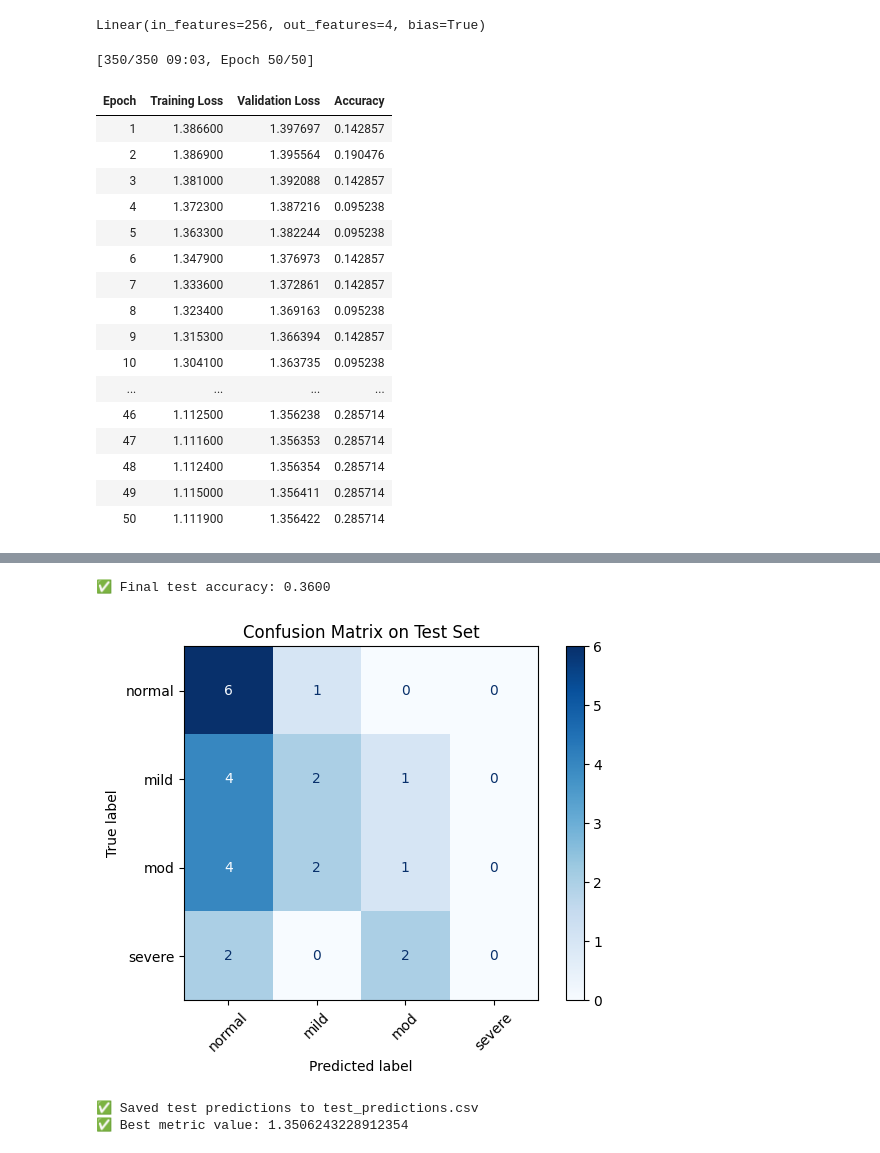
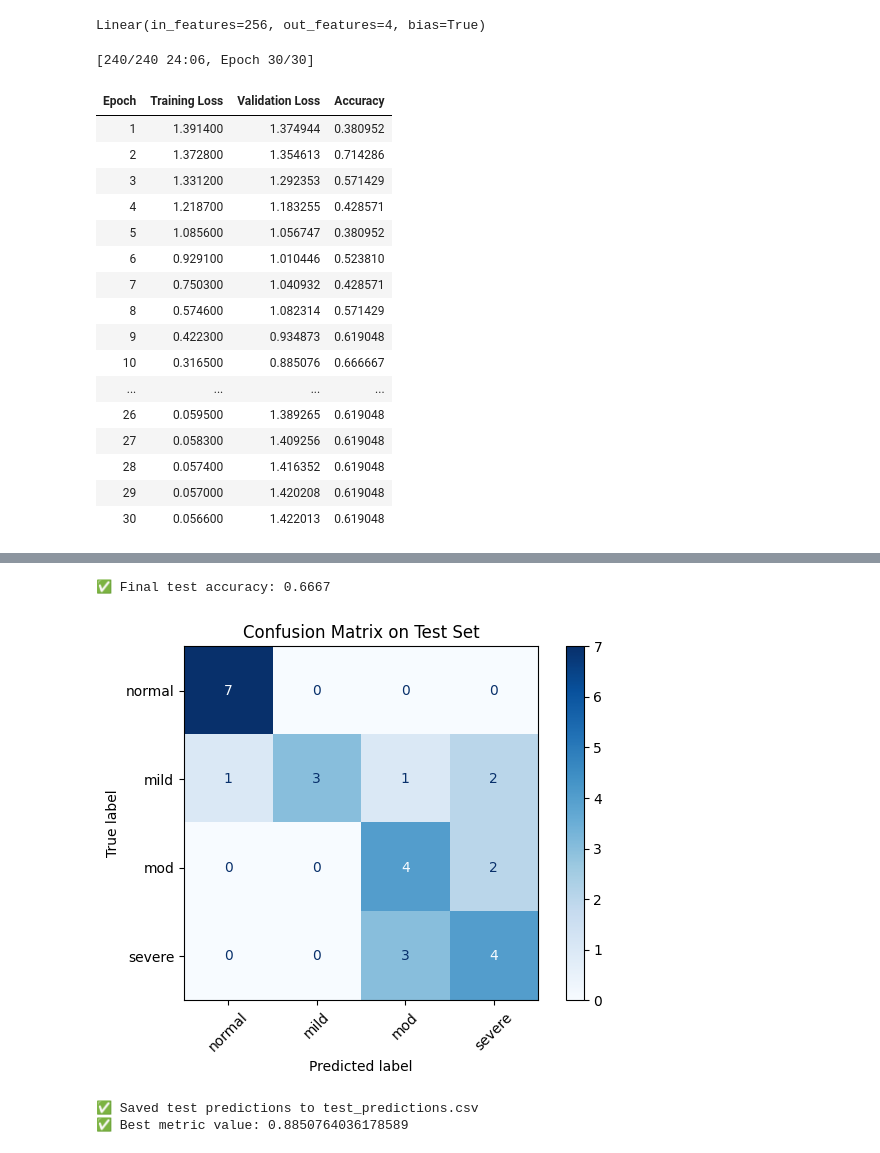
Before and after one commit to LeQi008/dysarthria-mtl, a Jupyter notebook: wav2vec_things/wav2vec.ipynb, the cells around one changed output, grey strips where cells are left out. Saved outputs shown, nothing was run; the diff lists cells and outputs as text; code cells hidden in the pictures.

```diff
--- a/wav2vec_things/wav2vec.ipynb
+++ b/wav2vec_things/wav2vec.ipynb
@@ -17,8 +17,8 @@ from sklearn.metrics import accuracy_score, confusion_matrix, ConfusionMatrixDis
 
 
 # --- Load CSV ---
-csv_path = r'C:\Users\YIDAN\Desktop\projects\dysarthria\dataset_youtube_splits.csv'
-df = pd.read_csv(csv_path)  # CHANGE THIS to your CSV path
+csv_path = r'C:\Users\YIDAN\Desktop\projects\dysarthria\dataset_youtube_pseudo_splits.csv'
+df = pd.read_csv(csv_path)
 df["path"] = df["path"].apply(lambda p: p.replace("\\", "/"))
 
 # --- Split into datasets ---
@@ -106,7 +106,7 @@ training_args = TrainingArguments(
     learning_rate=3e-5,
     per_device_train_batch_size=32,
     per_device_eval_batch_size=32,
-    num_train_epochs=50,
+    num_train_epochs=30,
     gradient_accumulation_steps=1,
     warmup_ratio=0.1,
     load_best_model_at_end=True,
@@ -169,50 +169,50 @@ plt.plot(train_logs["epoch"], train_logs["loss"], label="Train Loss", marker='o'
 plt.plot(eval_logs["epoch"], eval_logs["eval_loss"], label="Validation Loss", marker='o')
 plt.xlabel("Epoch")
 plt.ylabel("Loss")
 plt.legend()
 plt.title("Loss Curve")
 plt.grid(True)
 plt.tight_layout()
 plt.savefig("loss_curve.png")
 plt.close()
 if "eval_accuracy" in eval_logs: # --- Plot & Save Accuracy Curve ---
     plt.figure(figsize=(10, 4))
     plt.plot(eval_logs["epoch"], eval_logs["eval_accuracy"], label="Validation Accuracy", marker='o', color='green')
     plt.xlabel("Epoch")
     plt.ylabel("Accuracy")
     plt.legend()
     plt.title("Validation Accuracy Curve")
     plt.grid(True)
     plt.tight_layout()
     plt.savefig("accuracy_curve.png")
     plt.close()
 
 # print(f"✅ Best model was from step: {trainer.state.best_step}")
 print(f"✅ Best metric value: {trainer.state.best_metric}")
 # %% [output]
 Some weights of Wav2Vec2ForSequenceClassification were not initialized from the model checkpoint at facebook/wav2vec2-base and are newly initialized: ['classifier.bias', 'classifier.weight', 'projecto ...
 You should probably TRAIN this model on a down-stream task to be able to use it for predictions and inference.
 Linear(in_features=256, out_features=4, bias=True)
-[350/350 09:03, Epoch 50/50]
+[240/240 24:06, Epoch 30/30]
 | Epoch | Training Loss | Validation Loss | Accuracy |
-| 1 | 1.386600 | 1.397697 | 0.142857 |
-| 2 | 1.386900 | 1.395564 | 0.190476 |
-| 3 | 1.381000 | 1.392088 | 0.142857 |
-| 4 | 1.372300 | 1.387216 | 0.095238 |
-| 5 | 1.363300 | 1.382244 | 0.095238 |
-| 6 | 1.347900 | 1.376973 | 0.142857 |
-| 7 | 1.333600 | 1.372861 | 0.142857 |
-| 8 | 1.323400 | 1.369163 | 0.095238 |
-| 9 | 1.315300 | 1.366394 | 0.142857 |
-| 10 | 1.304100 | 1.363735 | 0.095238 |
+| 1 | 1.391400 | 1.374944 | 0.380952 |
+| 2 | 1.372800 | 1.354613 | 0.714286 |
+| 3 | 1.331200 | 1.292353 | 0.571429 |
+| 4 | 1.218700 | 1.183255 | 0.428571 |
+| 5 | 1.085600 | 1.056747 | 0.380952 |
+| 6 | 0.929100 | 1.010446 | 0.523810 |
+| 7 | 0.750300 | 1.040932 | 0.428571 |
+| 8 | 0.574600 | 1.082314 | 0.571429 |
+| 9 | 0.422300 | 0.934873 | 0.619048 |
+| 10 | 0.316500 | 0.885076 | 0.666667 |
 | ... | ... | ... | ... |
-| 46 | 1.112500 | 1.356238 | 0.285714 |
-| 47 | 1.111600 | 1.356353 | 0.285714 |
-| 48 | 1.112400 | 1.356354 | 0.285714 |
-| 49 | 1.115000 | 1.356411 | 0.285714 |
-| 50 | 1.111900 | 1.356422 | 0.285714 |
+| 26 | 0.059500 | 1.389265 | 0.619048 |
+| 27 | 0.058300 | 1.409256 | 0.619048 |
+| 28 | 0.057400 | 1.416352 | 0.619048 |
+| 29 | 0.057000 | 1.420208 | 0.619048 |
+| 30 | 0.056600 | 1.422013 | 0.619048 |
 [interactive output not drawn]
-✅ Final test accuracy: 0.3600
+✅ Final test accuracy: 0.6667
-[figure, old version]
+[figure, new version]
 ✅ Saved test predictions to test_predictions.csv
-✅ Best metric value: 1.3506243228912354
+✅ Best metric value: 0.8850764036178589
```
Also changed, not shown: 2 other files.
